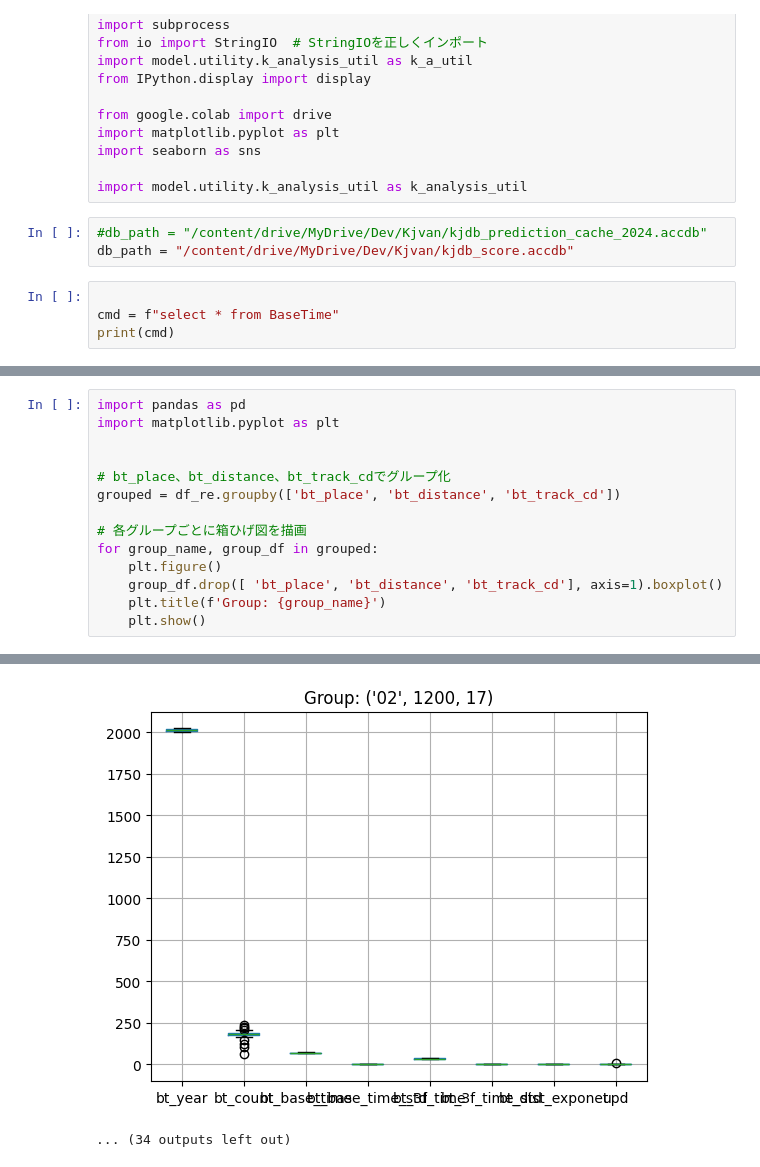
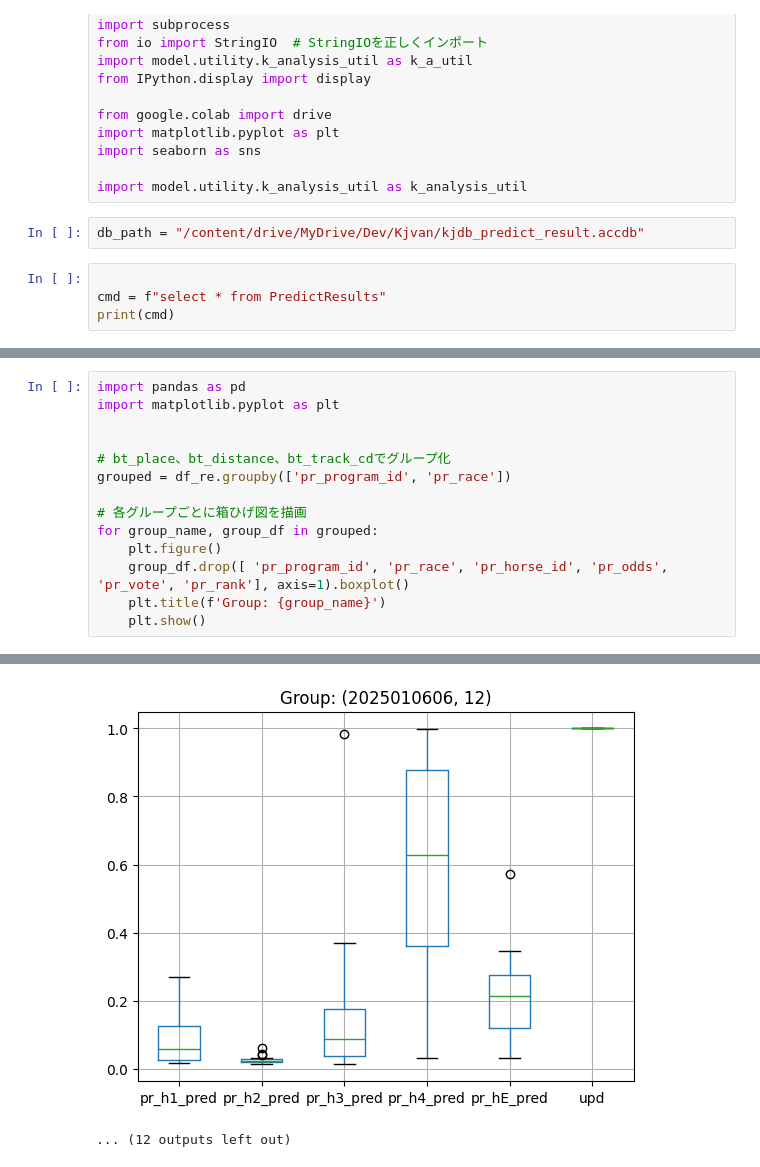
Before and after one commit to keeponing/py2_aider, a Jupyter notebook: 04_開発/04_03_Predict_List.ipynb, the cells around one changed output, grey strips where cells are left out. Cells and saved outputs as stored; diff of their text form.

```diff
--- a/04_開発/04_03_Predict_List.ipynb
+++ b/04_開発/04_03_Predict_List.ipynb
@@ -50,10 +50,9 @@ import seaborn as sns
 
 import model.utility.k_analysis_util as k_analysis_util
 # %%
-#db_path = "/content/drive/MyDrive/Dev/Kjvan/kjdb_prediction_cache_2024.accdb"
-db_path = "/content/drive/MyDrive/Dev/Kjvan/kjdb_score.accdb"
+db_path = "/content/drive/MyDrive/Dev/Kjvan/kjdb_predict_result.accdb"
 # %%
 
-cmd = f"select * from BaseTime"
+cmd = f"select * from PredictResults"
 print(cmd)
 # %% [output]
@@ -66,12 +83,12 @@ import matplotlib.pyplot as plt
 
 
 # bt_place、bt_distance、bt_track_cdでグループ化
-grouped = df_re.groupby(['bt_place', 'bt_distance', 'bt_track_cd'])
+grouped = df_re.groupby(['pr_program_id', 'pr_race'])
 
 # 各グループごとに箱ひげ図を描画
 for group_name, group_df in grouped:
     plt.figure()
-    group_df.drop([ 'bt_place', 'bt_distance', 'bt_track_cd'], axis=1).boxplot()
+    group_df.drop([ 'pr_program_id', 'pr_race', 'pr_horse_id', 'pr_odds', 'pr_vote', 'pr_rank'], axis=1).boxplot()
     plt.title(f'Group: {group_name}')
     plt.show()
 # %% [output]
@@ -89,5 +106,5 @@ for group_name, group_df in grouped:
-[figure, old version]
+[figure, new version]
-... (34 outputs left out)
+... (12 outputs left out)
 # %%
 import subprocess
 
```
Also changed, not shown: parts of 4 cells of this notebook.
